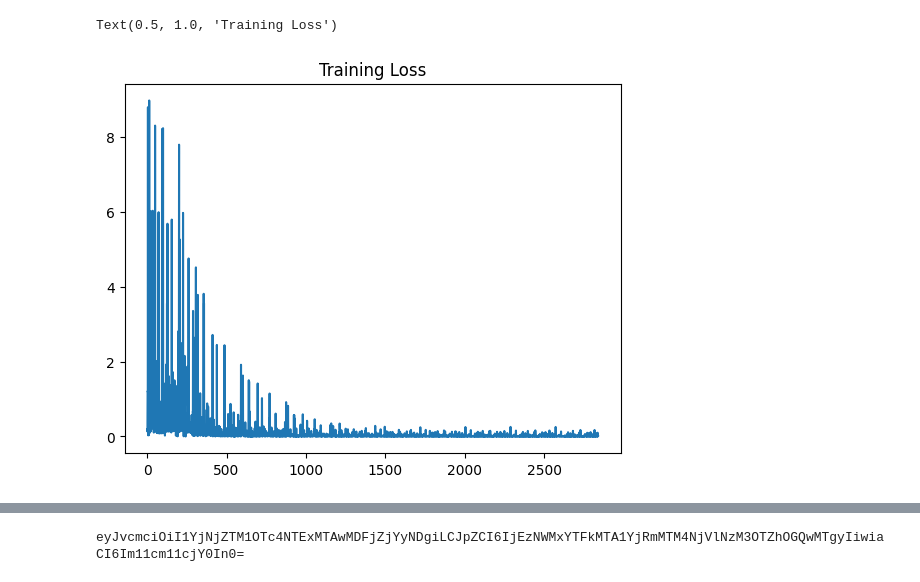
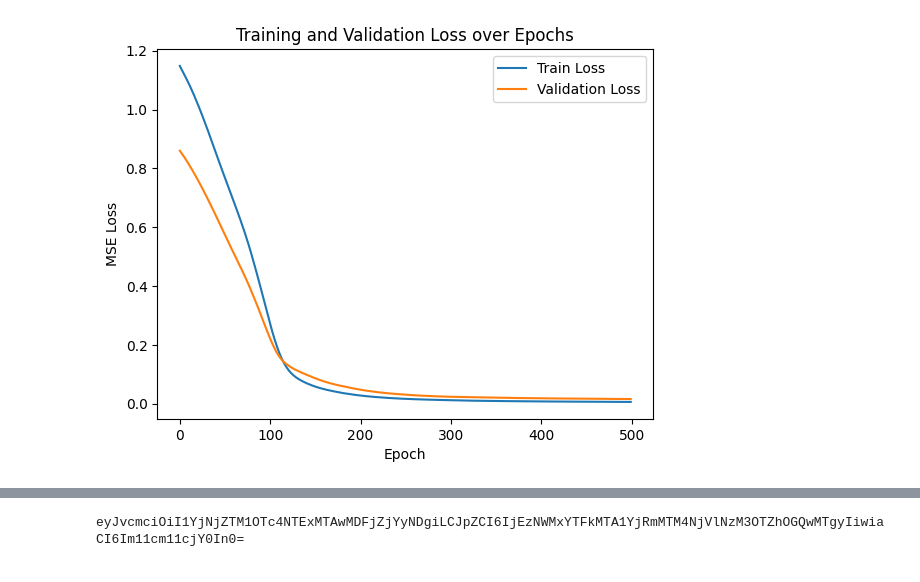
Before and after one commit to Ian-stone-shih/SmartRunML, a Jupyter notebook: src/main.ipynb, the cells around one changed output, grey strips where cells are left out. Saved outputs shown, nothing was run; the diff lists cells and outputs as text; code cells hidden in the pictures.

```diff
--- a/src/main.ipynb
+++ b/src/main.ipynb
@@ -66,9 +68,13 @@ MSE: 0.02081424831675238
-# %%
-plt.plot(losses)
-plt.title("Training Loss")
-# %% [output]
-Text(0.5, 1.0, 'Training Loss')
-[figure, removed]
+# %%
+plt.plot(train_losses, label="Train Loss")
+plt.plot(val_losses, label="Validation Loss")
+plt.legend()
+plt.xlabel("Epoch")
+plt.ylabel("MSE Loss")
+plt.title("Training and Validation Loss over Epochs")
+plt.show()
+# %% [output]
+[figure, added]
 # %%
 torch.save(model.state_dict(), "model.pt")
 # %%
```
Also changed, not shown: parts of 2 cells of this notebook, 7 other files.
